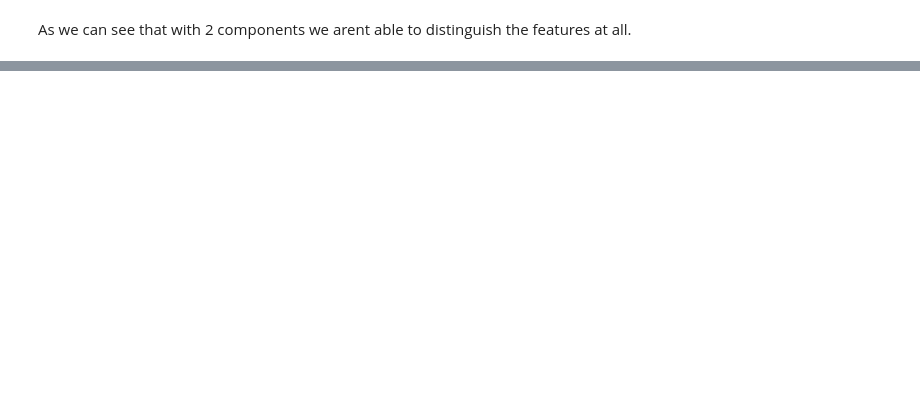
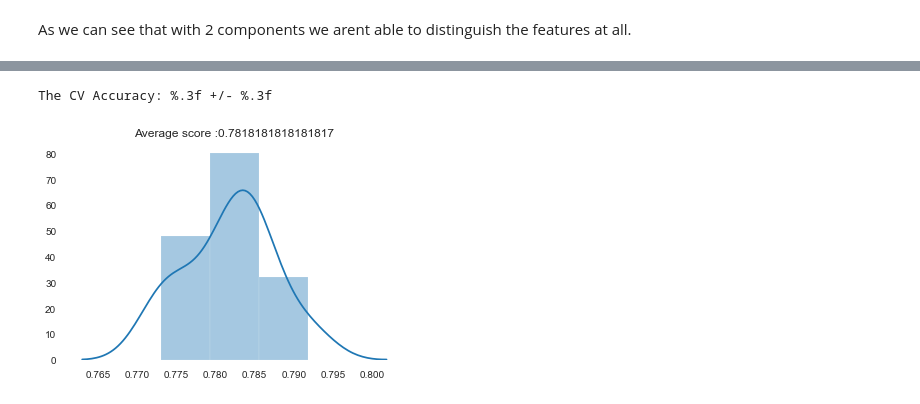
Before and after one commit to avirichie/Classification-of-Water-Pumps-in-Tanzania--based-on-their-working-condition-, a Jupyter notebook: Data Cleaning & Exploration.ipynb, the cells around one changed output, grey strips where cells are left out. Saved outputs shown, nothing was run; the diff lists cells and outputs as text; code cells hidden in the pictures; blank space fills up the shorter version.

```diff
--- a/Data Cleaning & Exploration.ipynb
+++ b/Data Cleaning & Exploration.ipynb
@@ -403,0 +396,10 @@ param_grid =
+# %%
+kfold = StratifiedKFold(n_splits=10)
+# %%
+cv_scores = cross_val_score(RandomForestClassifier(),X_reduced_train,y_train,cv=kfold)
+sns.distplot(cv_scores)
+plt.title('Average score :{}'.format(np.mean(cv_scores)))
+print("The CV Accuracy: %.3f +/- %.3f".format(np.mean(cv_scores),np.std(cv_scores)))
+# %% [output]
+The CV Accuracy: %.3f +/- %.3f
+[figure, added]
```
Also changed, not shown: parts of 16 cells of this notebook.
